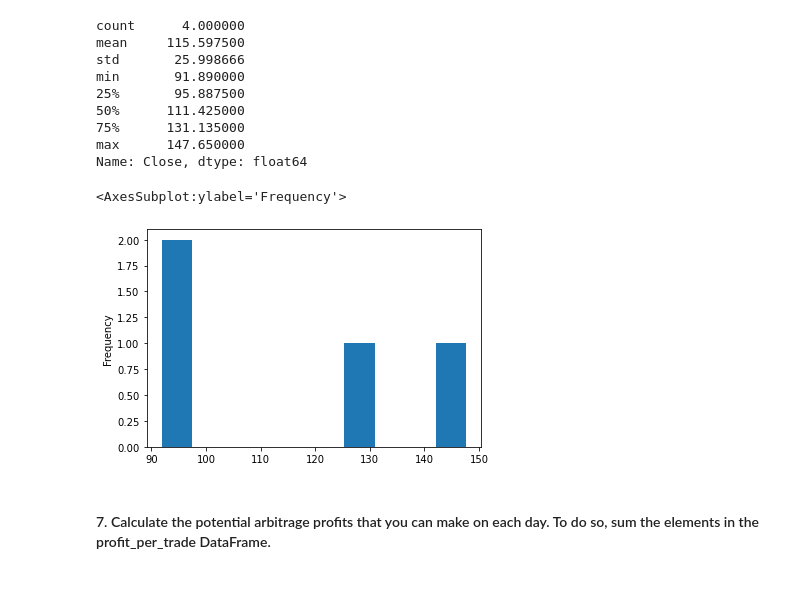
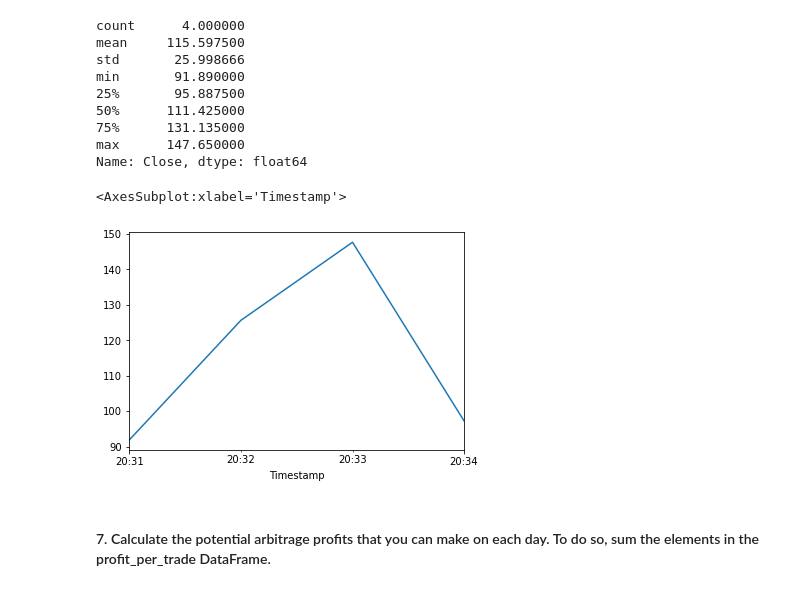
Before and after one commit to stipptracie/Module3_Challenge_Bitcoin, a Jupyter notebook: crypto_arbitrage.ipynb, the cells around one changed output. Saved outputs shown, nothing was run; the diff lists cells and outputs as text; code cells hidden in the pictures.

```diff
--- a/crypto_arbitrage.ipynb
+++ b/crypto_arbitrage.ipynb
@@ -775,10 +778,10 @@ Name: Close, dtype: float64
 # %%
 # Plot the results for the early profit per trade DataFrame
 # YOUR CODE HERE
-profit_per_trade_late.plot(kind='hist')
+profit_per_trade_late.plot()
 # %% [output]
-<AxesSubplot:ylabel='Frequency'>
+<AxesSubplot:xlabel='Timestamp'>
-[figure, old version]
+[figure, new version]
 # %% [markdown]
 #### 7. Calculate the potential arbitrage profits that you can make on each day. To do so, sum the elements in the profit_per_trade DataFrame.
 # %%
```
Also changed, not shown: parts of 9 cells of this notebook, 12 other files.
